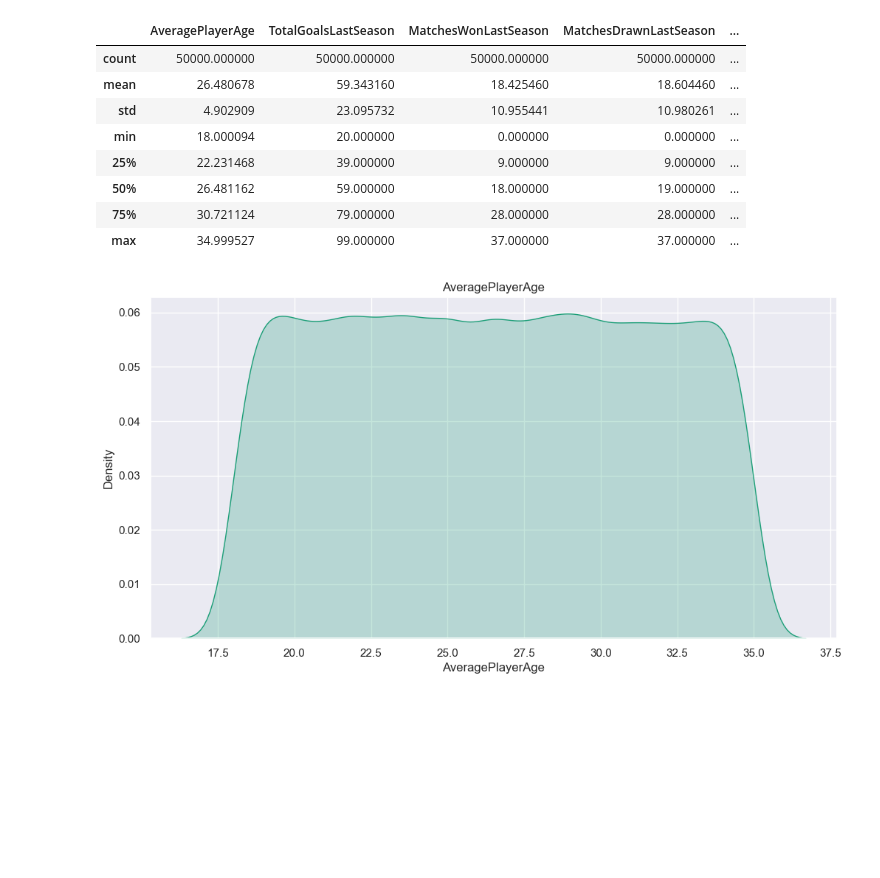
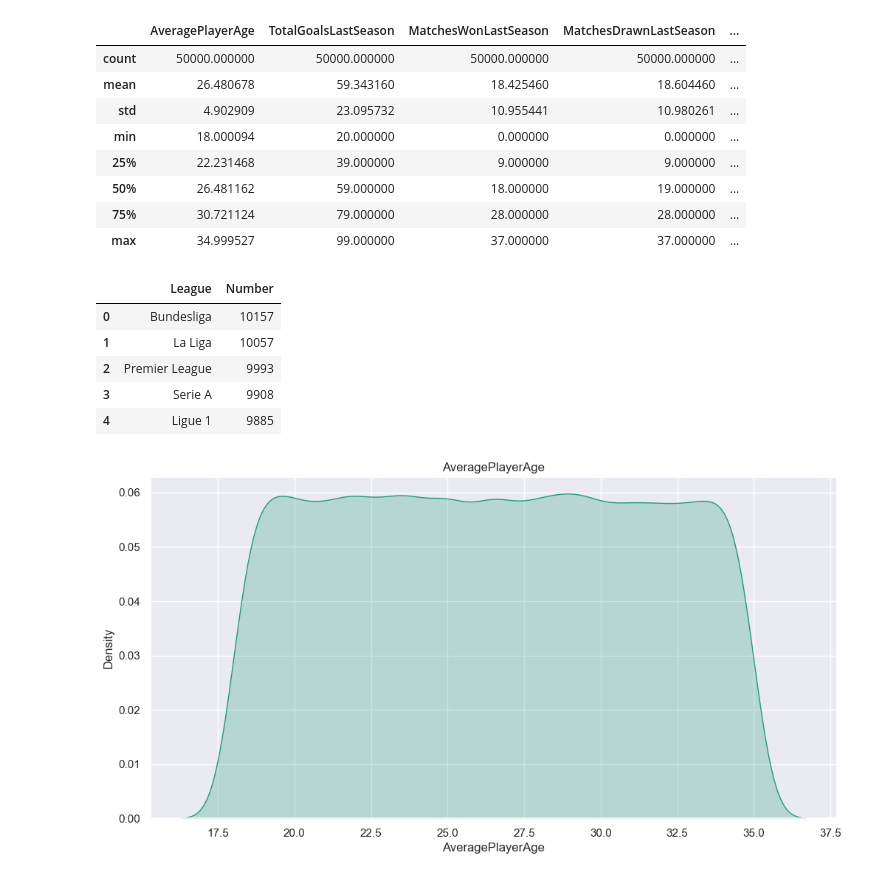
Before and after one commit to CrisMagdziak/Football_Team_Values_Pred, a Jupyter notebook: Team_Price.ipynb, the cells around one changed output. Cells and saved outputs as stored; diff of their text form; code cells hidden in the pictures; blank space fills up the shorter version.

```diff
--- a/Team_Price.ipynb
+++ b/Team_Price.ipynb
@@ -106,3 +115,15 @@ def plot_dens(columns) :
+# %%
+(df.groupby('League')
+    .agg(Number = ('League', 'count'))
+    .sort_values(by = 'Number', ascending= False)
+    .reset_index())
+# %% [output]
+|  | League | Number |
+| 0 | Bundesliga | 10157 |
+| 1 | La Liga | 10057 |
+| 2 | Premier League | 9993 |
+| 3 | Serie A | 9908 |
+| 4 | Ligue 1 | 9885 |
 # %%
 # numeric columns from dataset
 number_colu = df.select_dtypes(include= 'number').columns
```
Also changed, not shown: parts of 1 cell of this notebook.
